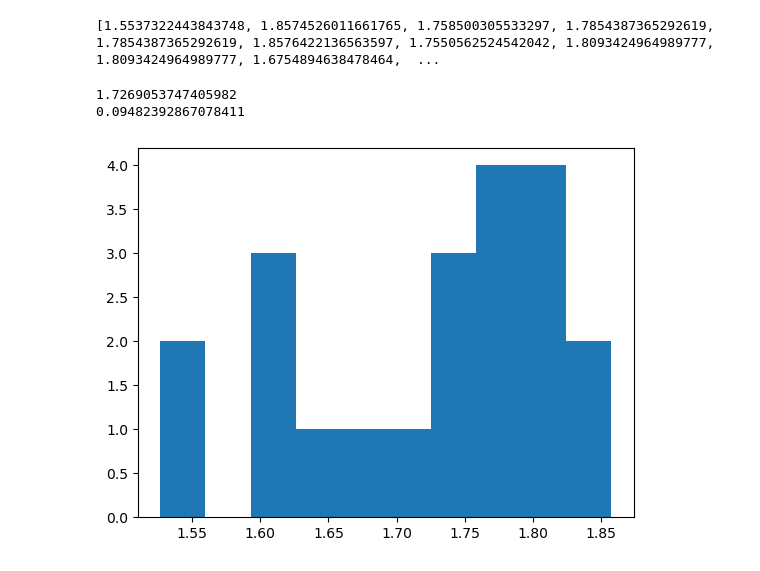
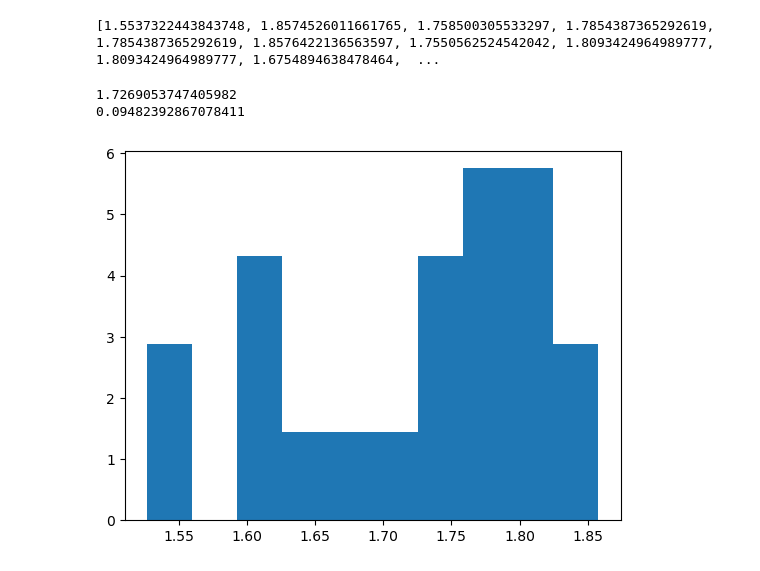
Before and after one commit to Yedi278/Lab2, a Jupyter notebook: Interferometro/Interferometro.ipynb, the cells around one changed output. Saved outputs shown, nothing was run; the diff lists cells and outputs as text; code cells hidden in the pictures.

```diff
--- a/Interferometro/Interferometro.ipynb
+++ b/Interferometro/Interferometro.ipynb
@@ -442,6 +442,6 @@ print(ang_m1)
 # %% [output]
 [0.020324699459390357, 0.020324699459390357, 0.020324699459390357, 0.020324699459390357, 0.020324699459390357, 0.020324699459390357, 0.020324699459390357, 0.020324699459390357, 0.020324699459390357, 0 ...
 # %%
-err_ang_m1 = errore_angoli(dx,dy,errx=0.1, erry=0.1)
+err_ang_m1 = errore_angoli(dx,dy,errx=5, erry=0.3)
 print(err_ang_m1)
 # %% [output]
@@ -518,4 +518,5 @@ errors = {'d1':d_m1_pes_err,'d2':0.}
 errore_calibro = valuta_errori(expr,values,errors)
 # %%
 print(d_m1_pes/15e-6, errore_calibro)
+delta_d_2 = d_m1_pes/15e-6
 # %% [output]
@@ -522,0 +530,16 @@ print(d_m1_pes/15e-6, errore_calibro)
+# %%
+def t_test(mean, std, n):
+
+    mean_ = np.array(mean)
+    std_ = np.array(std)
+    n_ = np.array(n)
+
+    if mean_.size != 2 or std_.size != 2 or n_.size != 2:
+        print(mean_.shape, std_.shape, n_.shape)
+        raise Exception('Array size error!')
+
+    return float(abs(mean[1] - mean[0]) / np.sqrt( float(std[0]**2/n[0]) + float(std[1]**2/n[1]) ))
+# %%
+t = t_test((delta_d,delta_d_2),(delta_d_err,errore_calibro),(N_fp2.size, N_m1.size))
+print('t = ',t)
+print('pvalue = ',1-sc.stats.t.cdf(t,2))
@@ -579,10 +618,10 @@ print(n_vetro)
 # %% [output]
 [1.5537322443843748, 1.8574526011661765, 1.758500305533297, 1.7854387365292619, 1.7854387365292619, 1.8576422136563597, 1.7550562524542042, 1.8093424964989777, 1.8093424964989777, 1.6754894638478464,  ...
 # %%
-plt.hist(n_vetro)
+plt.hist(n_vetro, density=True)
 print(np.mean(n_vetro))
 print(np.std(n_vetro))
 # %% [output]
 1.7269053747405982
 0.09482392867078411
-[figure, old version]
+[figure, new version]
```
Also changed, not shown: parts of 20 cells of this notebook, 6 other files.
